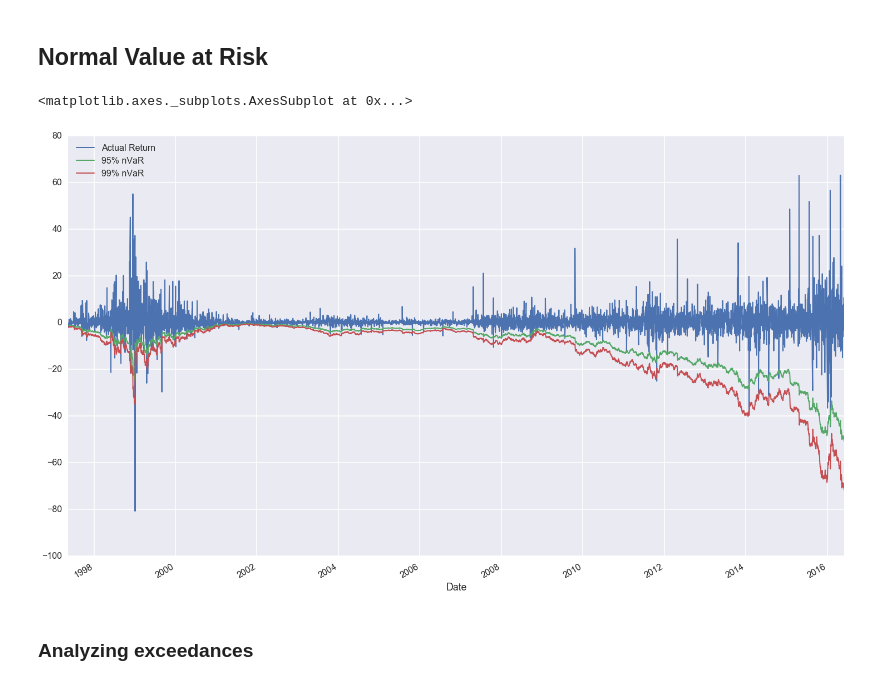
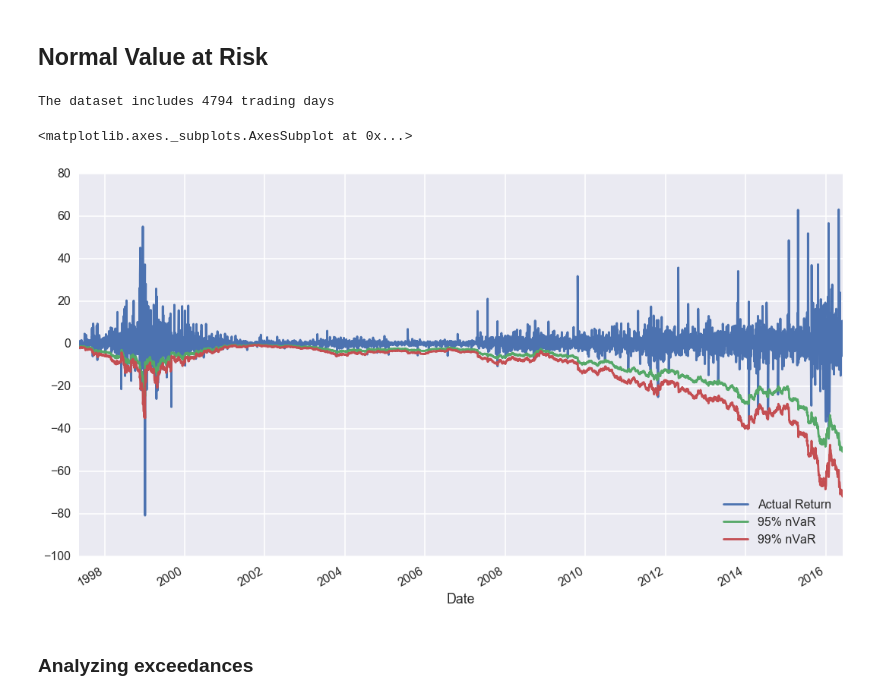
Before and after one commit to thecarlmartin/value-at-risk-exploration, a Jupyter notebook: Value at Risk Exploration.ipynb, the cells around one changed output. Saved outputs shown, nothing was run; the diff lists cells and outputs as text; code cells hidden in the pictures.

```diff
--- a/Value at Risk Exploration.ipynb
+++ b/Value at Risk Exploration.ipynb
@@ -66,23 +51,43 @@ def rate_of_return(dataframe):
 
 def actual_return(dataframe):
     dataframe['Actual Return'] = pd.Series(dataframe['Close']*(dataframe['Rate of Return']), index=dataframe.index)
+
 # Added Rate of Return and removed the first row
 rate_of_return(amzn_data)
 actual_return(amzn_data)
+
+# For loading calculations implemented the following function
+def data_loading(file):
+    data = pd.read_csv(file, index_col=0, parse_dates=[0])
+    data.sort_index(inplace=True)
+    rate_of_return(data)
+    actual_return(data)
+    return data
 # %% [markdown]
 ## Normal Value at Risk
+# %%
+nvar_data = data_loading("data/amzn.csv")
 # %%
+def data_statistics(dataset):
+    return {'mean': np.mean(dataset['Rate of Return']),
+            'std': np.std(dataset['Rate of Return'])}
+
 # Calculating the mean of the Amazon Dataset
-amzn_mean = np.mean(amzn_data['Rate of Return'][1:])
+amzn_mean = data_statistics(nvar_data)['mean']
 
 # Calculating the Standard Deviation
-amzn_std = np.std(amzn_data['Rate of Return'][1:])
+amzn_std = data_statistics(nvar_data)['std']
+
+# Calculate number of examples
+print "The dataset includes {} trading days".format(nvar_data.shape[0])
 
 # Z Score for 95% confidence level
-z_95 = st.norm.ppf(.05)
+z_95 = scipy.stats.norm.ppf(.05)
 
 # Z score for 99% confidence level
-z_99 = st.norm.ppf(.01)
+z_99 = scipy.stats.norm.ppf(.01)
+# %% [output]
+The dataset includes 4794 trading days
 # %%
 # Calculating 1 Day, 95% and 99% confidence level normal Value at Risk
 def n_var(dataframe):
@@ -99,8 +104,8 @@ n_var(amzn_data)
 # %%
-amzn_data[['Actual Return', '95% nVaR', '99% nVaR']].plot(figsize=(25, 15))
+nvar_data[['Actual Return', '95% nVaR', '99% nVaR']].plot(figsize=(18, 10))
 # %% [output]
 <matplotlib.axes._subplots.AxesSubplot at 0x...>
-[figure, old version]
+[figure, new version]
 # %% [markdown]
 ### Analyzing exceedances
 # %%
```
Also changed, not shown: parts of 22 cells of this notebook, 1 other file.
